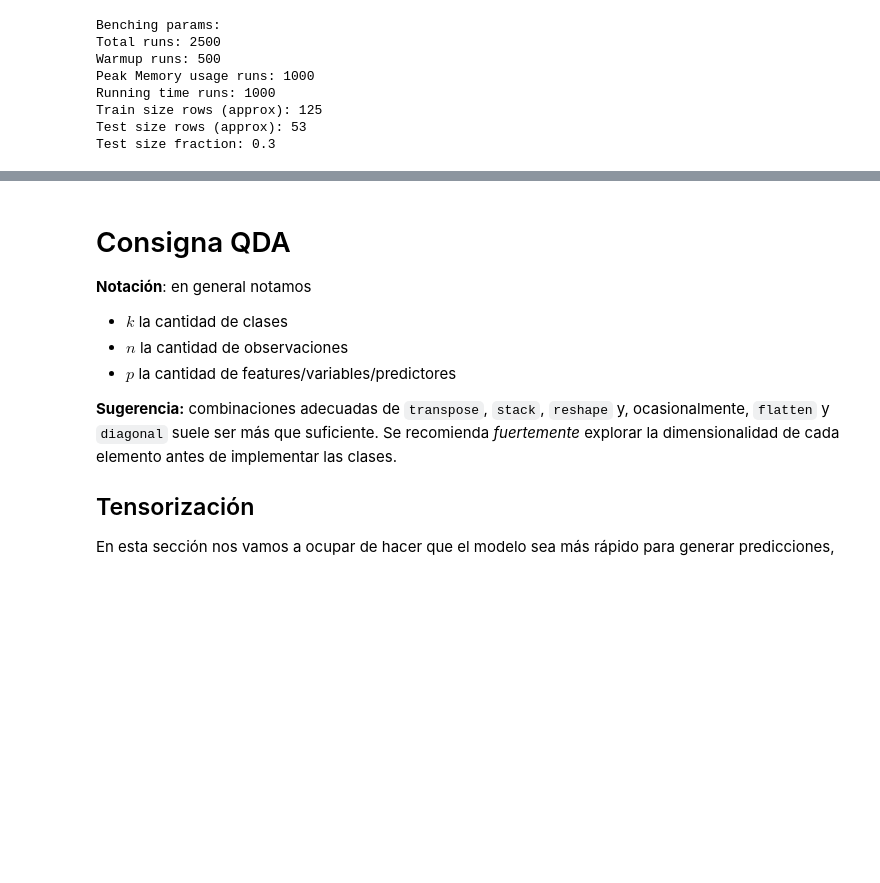
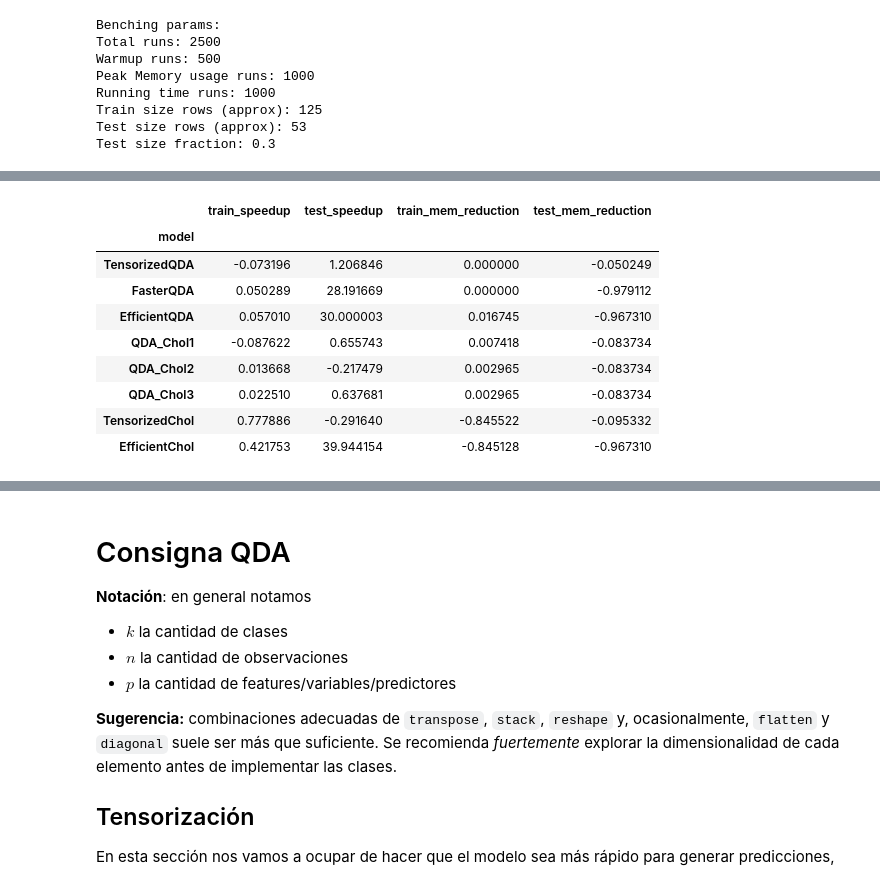
Before and after one commit to FIUBA-CEIA-Grupo2/assignments, a Jupyter notebook: ceia-amia/TP_FINAL/notebooks/AMIA_2025_TP.ipynb, the cells around one changed output, grey strips where cells are left out. Saved outputs shown, nothing was run; the diff lists cells and outputs as text; code cells hidden in the pictures; blank space fills up the shorter version.

```diff
--- a/ceia-amia/TP_FINAL/notebooks/AMIA_2025_TP.ipynb
+++ b/ceia-amia/TP_FINAL/notebooks/AMIA_2025_TP.ipynb
@@ -726,0 +802,18 @@ summ
+# %%
+#Preparamos datos para grafica comparativa
+
+summ_comparison = summ[['train_speedup', 'test_speedup', 'train_mem_reduction', 'test_mem_reduction']]
+summ_comparison -= 1
+summ_comparison = summ_comparison.iloc[1:] # sacamos QDA que es baseline
+summ_comparison.head(10)
+# %% [output]
+|  | train_speedup | test_speedup | train_mem_reduction | test_mem_reduction |
+| model |  |  |  |  |
+| TensorizedQDA | -0.073196 | 1.206846 | 0.000000 | -0.050249 |
+| FasterQDA | 0.050289 | 28.191669 | 0.000000 | -0.979112 |
+| EfficientQDA | 0.057010 | 30.000003 | 0.016745 | -0.967310 |
+| QDA_Chol1 | -0.087622 | 0.655743 | 0.007418 | -0.083734 |
+| QDA_Chol2 | 0.013668 | -0.217479 | 0.002965 | -0.083734 |
+| QDA_Chol3 | 0.022510 | 0.637681 | 0.002965 | -0.083734 |
+| TensorizedChol | 0.777886 | -0.291640 | -0.845522 | -0.095332 |
+| EfficientChol | 0.421753 | 39.944154 | -0.845128 | -0.967310 |
```
Also changed, not shown: parts of 14 cells of this notebook, 5 other files.
